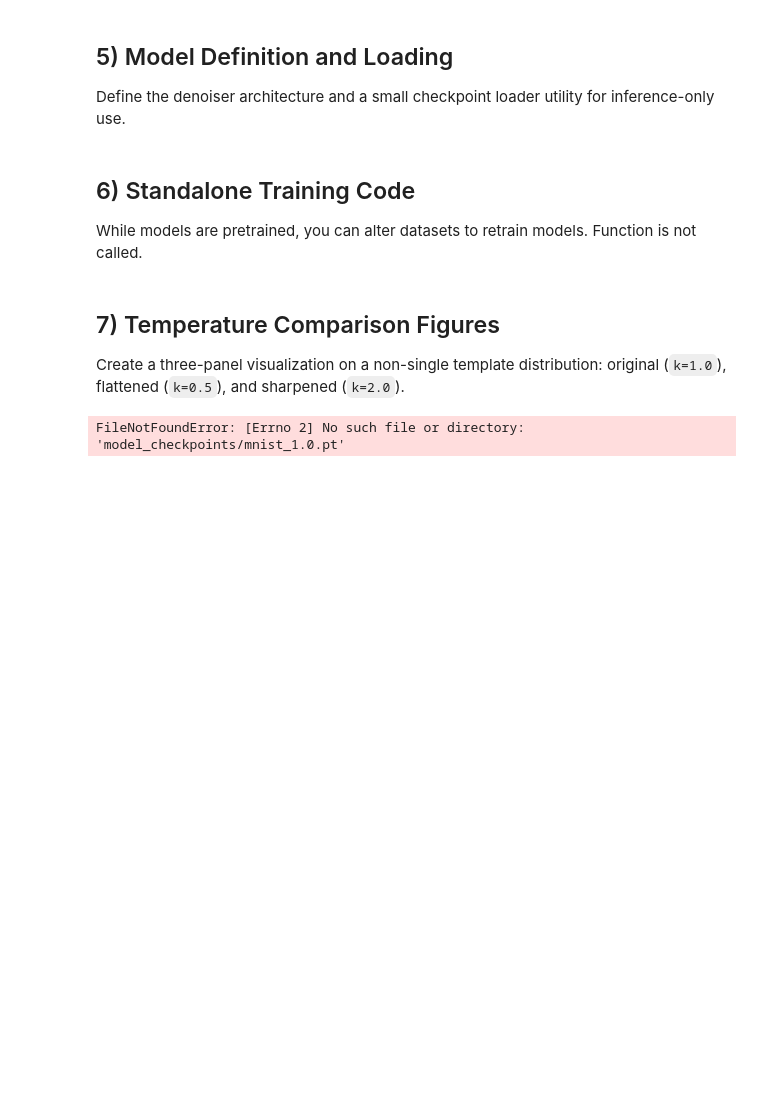
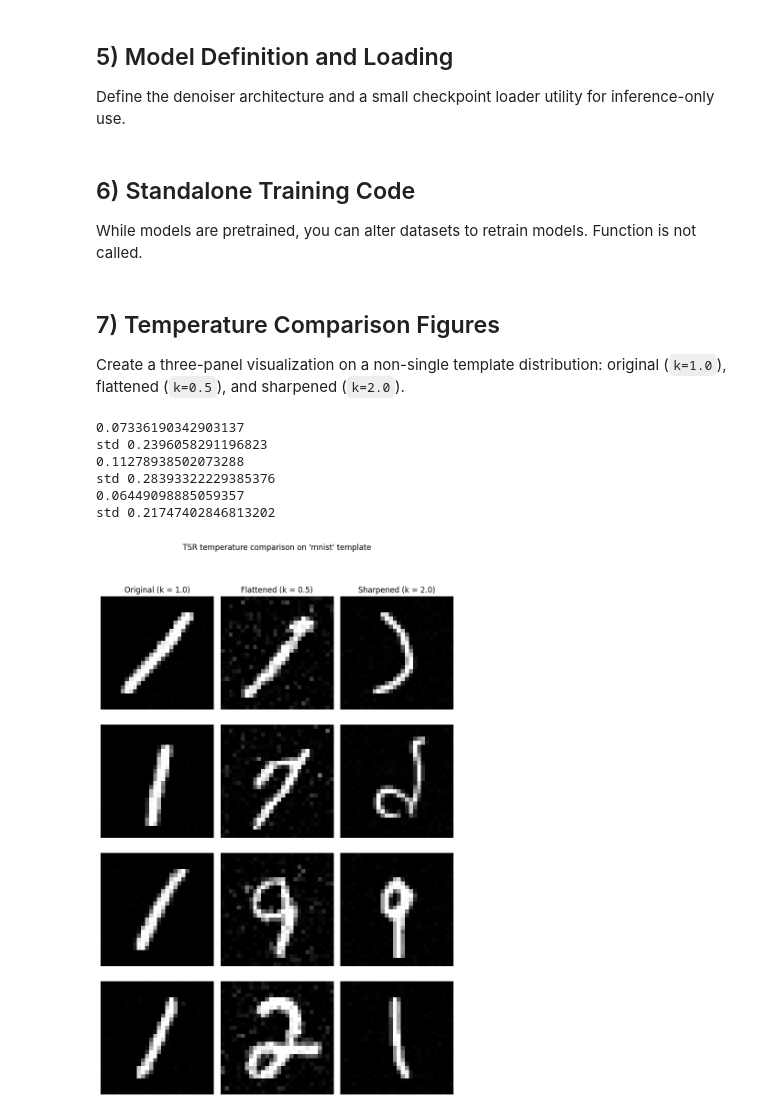
Before and after one commit to oatmeallover/parallel_tempering, a Jupyter notebook: mnist.ipynb, the cells around one changed output. Drawn from its saved outputs; the diff is of its cells as text; code cells hidden in the pictures; blank space fills up the shorter version.

Commit message:
MNIST

```diff
--- a/mnist.ipynb
+++ b/mnist.ipynb
@@ -435,7 +465,7 @@ def plot_temperature_triptych(
 	ks = [1.0, 0.5, 2.0]
 	titles = ["Original (k = 1.0)", "Flattened (k = 0.5)", "Sharpened (k = 2.0)"]
 
-	fig, axes = plt.subplots(n_rows, len(ks), figsize=(17, 4 * n_rows), sharey=True)
+	fig, axes = plt.subplots(n_rows, len(ks), figsize=(8, 3 * n_rows), sharey=True)
 
 	# Normalize axes to always be 2D: (n_rows, 3)
 	if n_rows == 1:
@@ -478,6 +508,12 @@ def plot_temperature_triptych(
 # %%
 # train_model(dataset_name="mnist")
 # %%
-plot_temperature_triptych(dataset_name="mnist", sigma=1.0)
+_ = plot_temperature_triptych(dataset_name="mnist", sigma=1.0)
 # %% [output]
-FileNotFoundError: [Errno 2] No such file or directory: 'model_checkpoints/mnist_1.0.pt'
+0.07336190342903137
+std 0.2396058291196823
+0.11278938502073288
+std 0.28393322229385376
+0.06449098885059357
+std 0.21747402846813202
+[figure, added]
```
Also changed, not shown: parts of 1 cell of this notebook, 9 other files.
